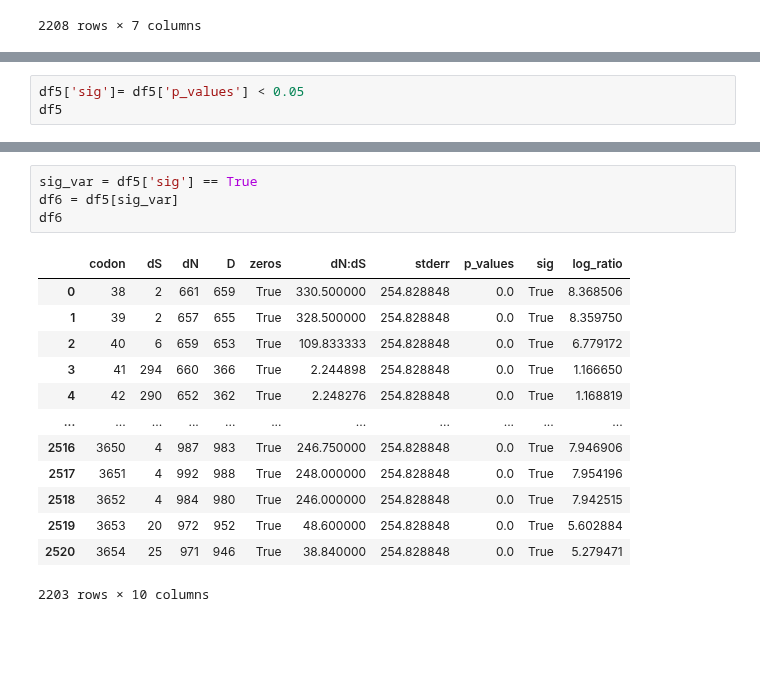
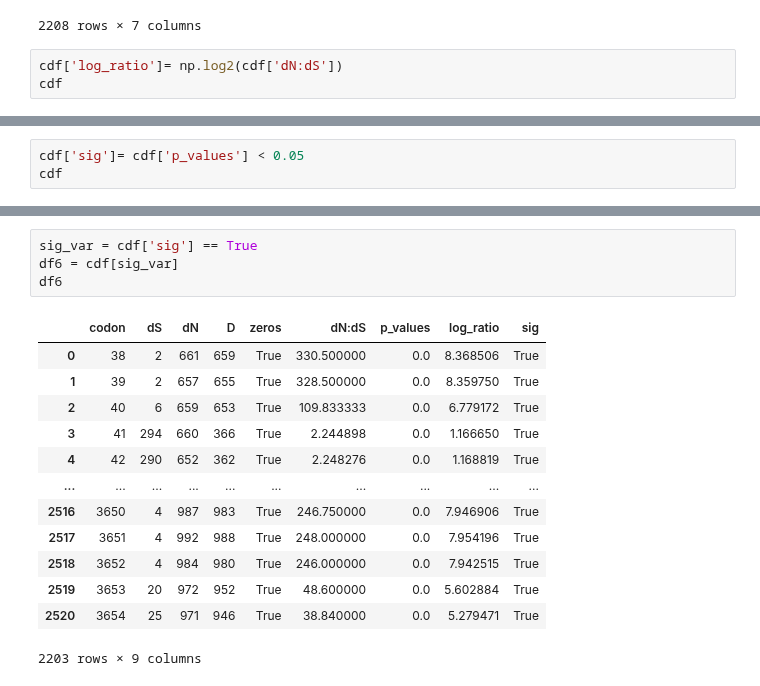
Before and after one commit to chende35/qbb2020-answers, a Jupyter notebook: week4/week4-hw.ipynb, the cells around one changed output, grey strips where cells are left out. Drawn from its saved outputs; the diff is of its cells as text; blank space fills up the shorter version.

```diff
--- a/week4/week4-hw.ipynb
+++ b/week4/week4-hw.ipynb
@@ -257,3 +257,6 @@ See the caveats in the documentation: https://pandas.pydata.org/pandas-docs/stab
 | 2519 | 3653 | 20 | 972 | 952 | True | 48.600000 | 0.0 |
 | 2520 | 3654 | 25 | 971 | 946 | True | 38.840000 | 0.0 |
 2208 rows × 7 columns
+# %%
+cdf['log_ratio']= np.log2(cdf['dN:dS'])
+cdf
@@ -260,6 +282,6 @@ See the caveats in the documentation: https://pandas.pydata.org/pandas-docs/stab
 # %%
-df5['sig']= df5['p_values'] < 0.05
-df5
+cdf['sig']= cdf['p_values'] < 0.05
+cdf
 # %% [output]
 A value is trying to be set on a copy of a slice from a DataFrame.
 Try using .loc[row_indexer,col_indexer] = value instead
@@ -304,18 +304,18 @@ See the caveats in the documentation: https://pandas.pydata.org/pandas-docs/stab
 # %%
-sig_var = df5['sig'] == True
-df6 = df5[sig_var]
+sig_var = cdf['sig'] == True
+df6 = cdf[sig_var]
 df6
 # %% [output]
-|  | codon | dS | dN | D | zeros | dN:dS | stderr | p_values | sig | log_ratio |
-| 0 | 38 | 2 | 661 | 659 | True | 330.500000 | 254.828848 | 0.0 | True | 8.368506 |
-| 1 | 39 | 2 | 657 | 655 | True | 328.500000 | 254.828848 | 0.0 | True | 8.359750 |
-| 2 | 40 | 6 | 659 | 653 | True | 109.833333 | 254.828848 | 0.0 | True | 6.779172 |
-| 3 | 41 | 294 | 660 | 366 | True | 2.244898 | 254.828848 | 0.0 | True | 1.166650 |
-| 4 | 42 | 290 | 652 | 362 | True | 2.248276 | 254.828848 | 0.0 | True | 1.168819 |
-| ... | ... | ... | ... | ... | ... | ... | ... | ... | ... | ... |
-| 2516 | 3650 | 4 | 987 | 983 | True | 246.750000 | 254.828848 | 0.0 | True | 7.946906 |
-| 2517 | 3651 | 4 | 992 | 988 | True | 248.000000 | 254.828848 | 0.0 | True | 7.954196 |
-| 2518 | 3652 | 4 | 984 | 980 | True | 246.000000 | 254.828848 | 0.0 | True | 7.942515 |
-| 2519 | 3653 | 20 | 972 | 952 | True | 48.600000 | 254.828848 | 0.0 | True | 5.602884 |
-| 2520 | 3654 | 25 | 971 | 946 | True | 38.840000 | 254.828848 | 0.0 | True | 5.279471 |
+|  | codon | dS | dN | D | zeros | dN:dS | p_values | log_ratio | sig |
+| 0 | 38 | 2 | 661 | 659 | True | 330.500000 | 0.0 | 8.368506 | True |
+| 1 | 39 | 2 | 657 | 655 | True | 328.500000 | 0.0 | 8.359750 | True |
+| 2 | 40 | 6 | 659 | 653 | True | 109.833333 | 0.0 | 6.779172 | True |
+| 3 | 41 | 294 | 660 | 366 | True | 2.244898 | 0.0 | 1.166650 | True |
+| 4 | 42 | 290 | 652 | 362 | True | 2.248276 | 0.0 | 1.168819 | True |
+| ... | ... | ... | ... | ... | ... | ... | ... | ... | ... |
+| 2516 | 3650 | 4 | 987 | 983 | True | 246.750000 | 0.0 | 7.946906 | True |
+| 2517 | 3651 | 4 | 992 | 988 | True | 248.000000 | 0.0 | 7.954196 | True |
+| 2518 | 3652 | 4 | 984 | 980 | True | 246.000000 | 0.0 | 7.942515 | True |
+| 2519 | 3653 | 20 | 972 | 952 | True | 48.600000 | 0.0 | 5.602884 | True |
+| 2520 | 3654 | 25 | 971 | 946 | True | 38.840000 | 0.0 | 5.279471 | True |
-2203 rows × 10 columns
+2203 rows × 9 columns
```
Also changed, not shown: parts of 6 cells of this notebook.
